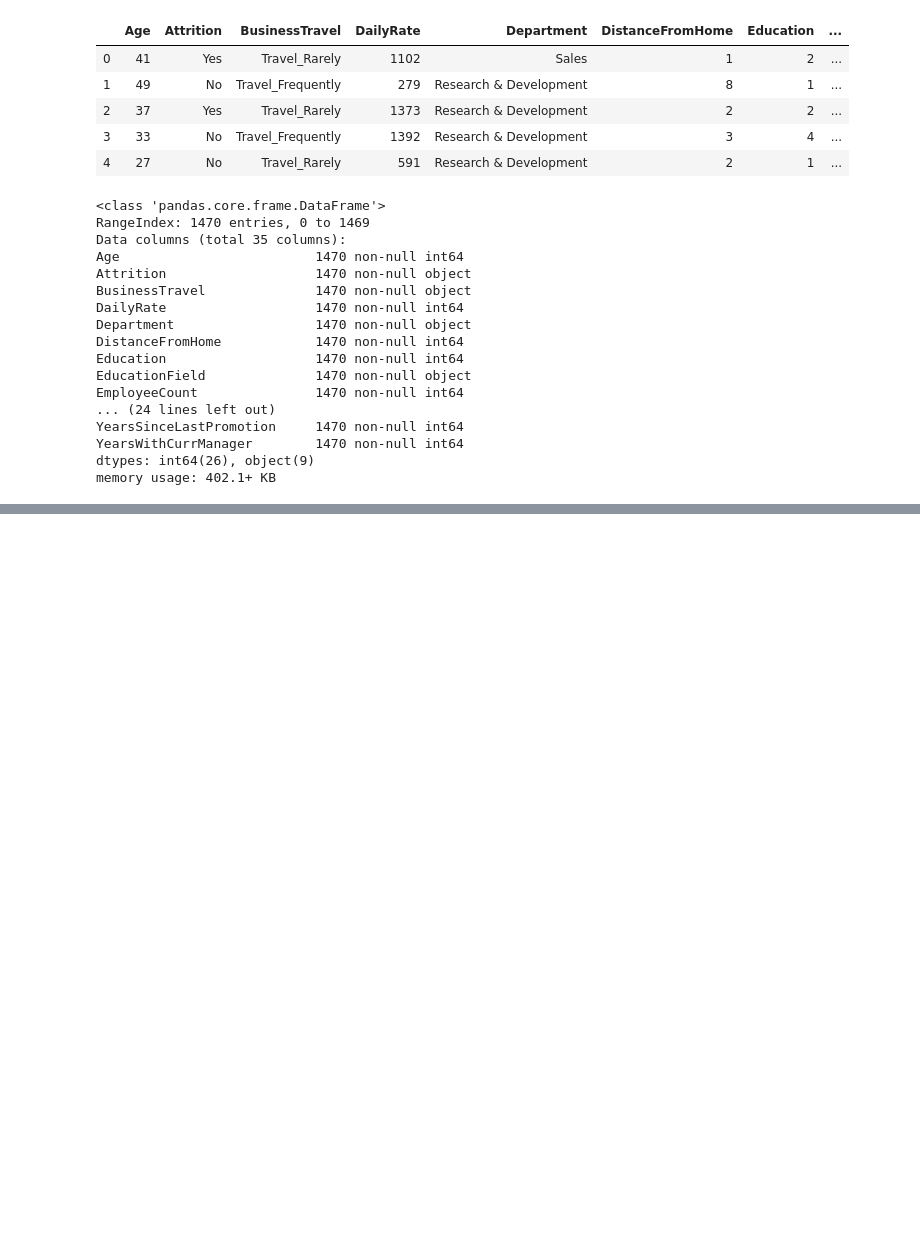
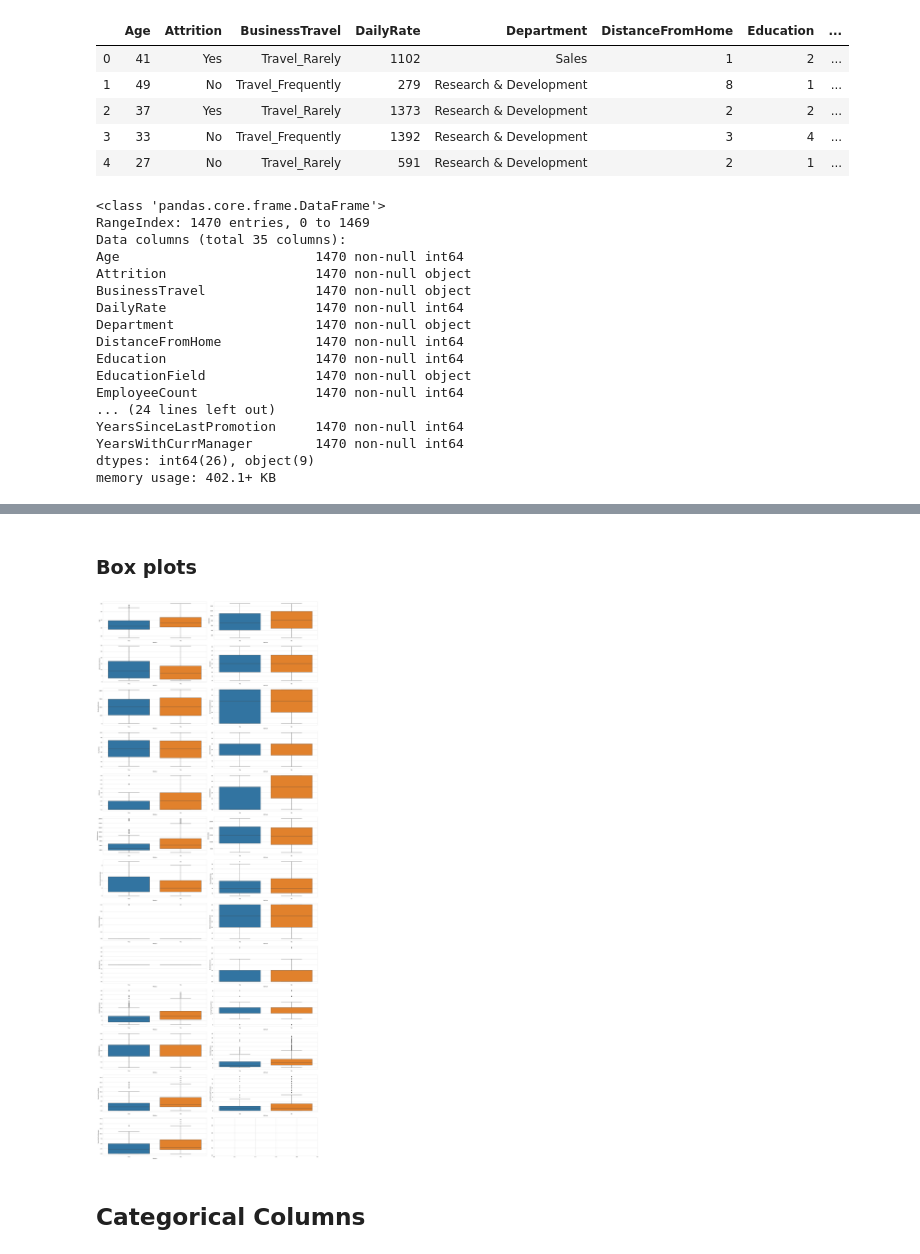
Before and after one commit to SivaLokam/supervisedlearning, a Jupyter notebook: Tutorials/Logistic Regression.ipynb, the cells around one changed output, grey strips where cells are left out. Saved outputs shown, nothing was run; the diff lists cells and outputs as text; code cells hidden in the pictures; blank space fills up the shorter version.

```diff
--- a/Tutorials/Logistic Regression.ipynb
+++ b/Tutorials/Logistic Regression.ipynb
@@ -38,0 +149,16 @@ memory usage: 402.1+ KB
+# %% [markdown]
+### Box plots
+# %%
+%matplotlib inline
+fig,axes = plt.subplots(13,2,figsize=(24,60))
+axs = [ax for axes_row in axes for ax in axes_row]
+# num_cols=['YearsWithCurrManager']
+for i,col in enumerate(num_cols):
+    sns.boxplot(x='Attrition',y=col,data=df,ax=axs[i])
+#     axs[i].set_title(f'{col}')
+plt.tight_layout()
+plt.show()
+# %% [output]
+[figure, added]
+# %% [markdown]
+## Categorical Columns
```
Also changed, not shown: parts of 23 cells of this notebook, 5 other files.
